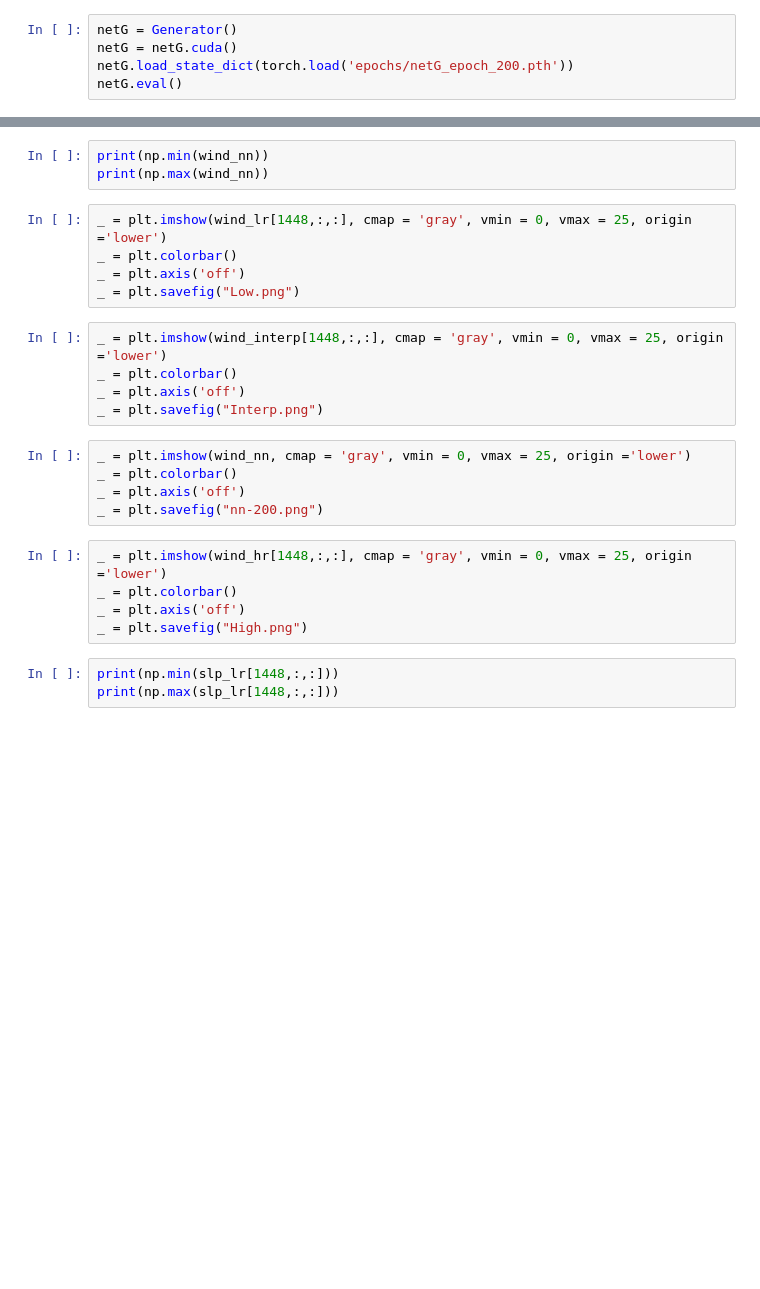
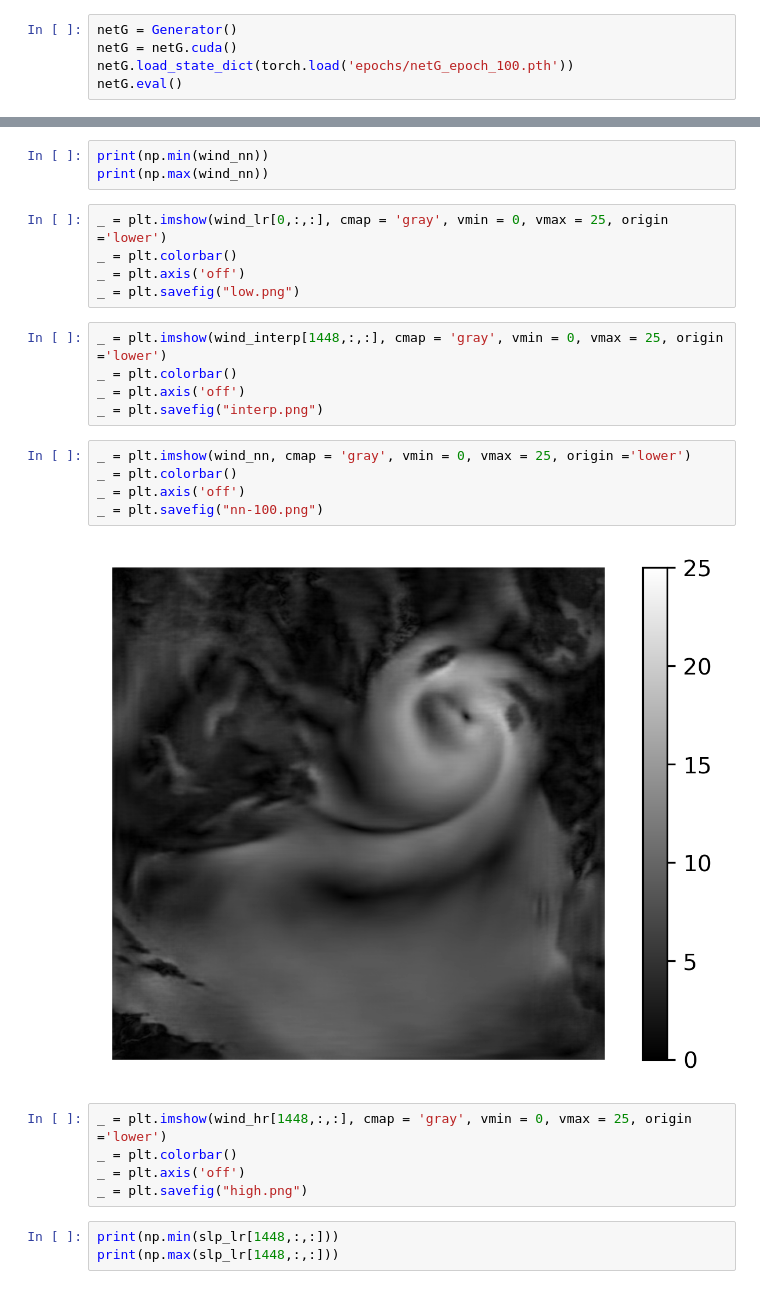
Before and after one commit to VRezvov/master-thesis, a Jupyter notebook: Images.ipynb, the cells around one changed output, grey strips where cells are left out. Drawn from its saved outputs; the diff is of its cells as text; blank space fills up the shorter version.

Commit message:
100 epochs SRGAN-2

```diff
--- a/Images.ipynb
+++ b/Images.ipynb
@@ -68,5 +68,5 @@ class ResidualBlock(nn.Module):
 # %%
 netG = Generator()
 netG = netG.cuda()
-netG.load_state_dict(torch.load('epochs/netG_epoch_200.pth'))
+netG.load_state_dict(torch.load('epochs/netG_epoch_100.pth'))
 netG.eval()
@@ -119,25 +137,27 @@ print(np.max(wind_interp[1448,:,:]))
 print(np.min(wind_nn))
 print(np.max(wind_nn))
 # %%
-_ = plt.imshow(wind_lr[1448,:,:], cmap = 'gray', vmin = 0, vmax = 25, origin ='lower')
+_ = plt.imshow(wind_lr[0,:,:], cmap = 'gray', vmin = 0, vmax = 25, origin ='lower')
 _ = plt.colorbar()
 _ = plt.axis('off')
-_ = plt.savefig("Low.png")
+_ = plt.savefig("low.png")
 # %%
 _ = plt.imshow(wind_interp[1448,:,:], cmap = 'gray', vmin = 0, vmax = 25, origin ='lower')
 _ = plt.colorbar()
 _ = plt.axis('off')
-_ = plt.savefig("Interp.png")
+_ = plt.savefig("interp.png")
 # %%
 _ = plt.imshow(wind_nn, cmap = 'gray', vmin = 0, vmax = 25, origin ='lower')
 _ = plt.colorbar()
 _ = plt.axis('off')
-_ = plt.savefig("nn-200.png")
+_ = plt.savefig("nn-100.png")
+# %% [output]
+[figure, added]
 # %%
 _ = plt.imshow(wind_hr[1448,:,:], cmap = 'gray', vmin = 0, vmax = 25, origin ='lower')
 _ = plt.colorbar()
 _ = plt.axis('off')
-_ = plt.savefig("High.png")
+_ = plt.savefig("high.png")
 # %%
 print(np.min(slp_lr[1448,:,:]))
 print(np.max(slp_lr[1448,:,:]))
```
Also changed, not shown: parts of 5 cells of this notebook, 21 other files.
